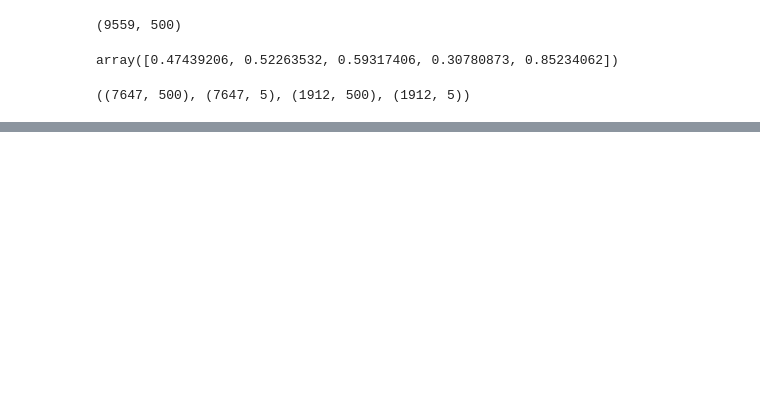
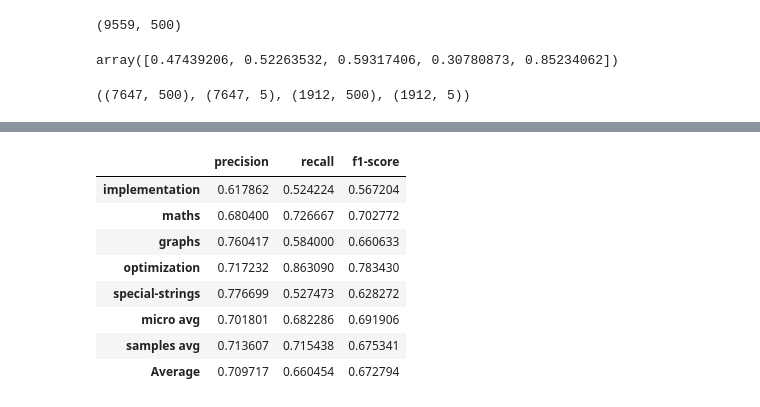
Before and after one commit to eavm314/cp-problem-classifier, a Jupyter notebook: workspace/training/final_model.ipynb, the cells around one changed output, grey strips where cells are left out. Cells and saved outputs as stored; diff of their text form; code cells hidden in the pictures; blank space fills up the shorter version.

```diff
--- a/workspace/training/final_model.ipynb
+++ b/workspace/training/final_model.ipynb
@@ -397,0 +363,9 @@ y_test_pred[1], y_test[1]
+# %%
+from sklearn.metrics import classification_report
+
+y_pred = (model.predict(x_test) > 0.5).astype("int32")
+report = classification_report(y_test, y_pred, target_names=super_categories.keys(), output_dict=True)
+df = pd.DataFrame(report).transpose()
+df = df[['precision', 'recall', 'f1-score']].drop(['accuracy', 'macro avg', 'weighted avg'], errors='ignore')
+df
+# %% [output]
@@ -397,0 +373,9 @@ y_test_pred[1], y_test[1]
+|  | precision | recall | f1-score |
+| implementation | 0.617862 | 0.524224 | 0.567204 |
+| maths | 0.680400 | 0.726667 | 0.702772 |
+| graphs | 0.760417 | 0.584000 | 0.660633 |
+| optimization | 0.717232 | 0.863090 | 0.783430 |
+| special-strings | 0.776699 | 0.527473 | 0.628272 |
+| micro avg | 0.701801 | 0.682286 | 0.691906 |
+| samples avg | 0.713607 | 0.715438 | 0.675341 |
+| Average | 0.709717 | 0.660454 | 0.672794 |
```
Also changed, not shown: parts of 11 cells of this notebook, 5 other files.
